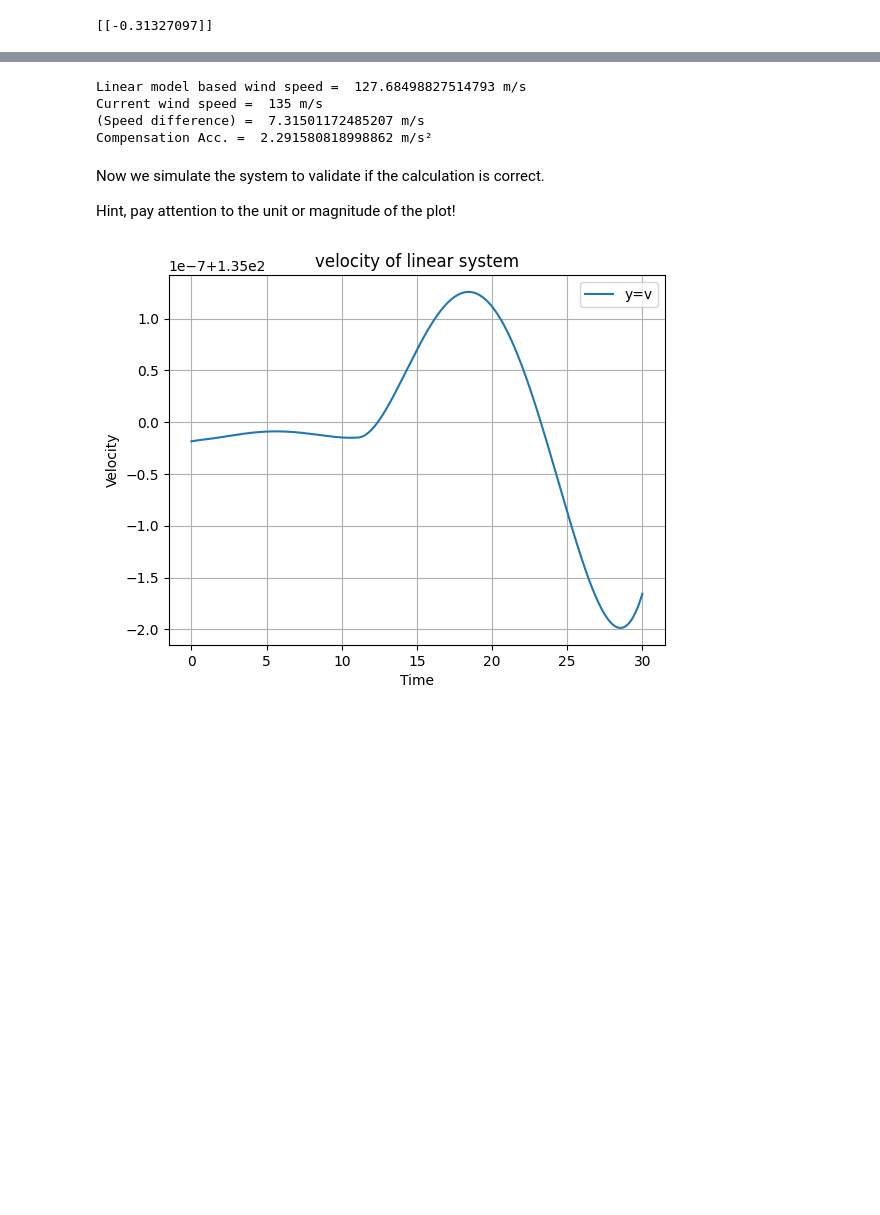
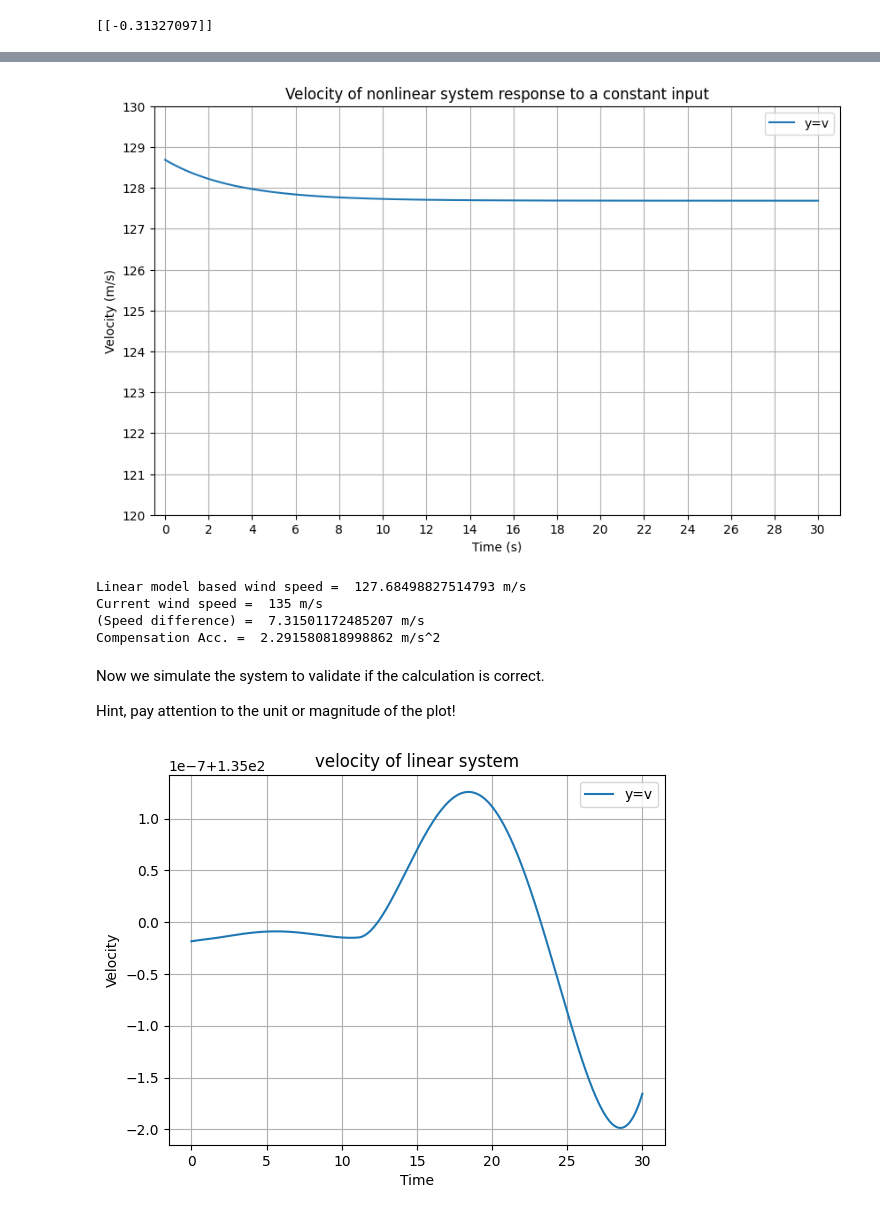
Before and after one commit to idsc-frazzoli/CS2-2024-notebooks, a Jupyter notebook: ps11-NLC1/Elias_part_test_2024-05-16.ipynb, the cells around one changed output, grey strips where cells are left out. Saved outputs shown, nothing was run; the diff lists cells and outputs as text; code cells hidden in the pictures; blank space fills up the shorter version.

```diff
--- a/ps11-NLC1/Elias_part_test_2024-05-16.ipynb
+++ b/ps11-NLC1/Elias_part_test_2024-05-16.ipynb
@@ -145,3 +187,39 @@ The linearized system simply takes the slope of the nonlinear function at that g
+# %%
+# Create time array
+
+t_1 = np.linspace(0, 30, 3000)
+
+delta_v = 1
+
+# Create
+
+t_0 = np.linspace(0, 1, 10)
+v_0 = np.ones_like(t_0) * v_eq
+
+
+
+
+t_out, delta_y_out = ct.input_output_response(linearized_sys, T=t_1, U=0, X0=[delta_v])
+
+v = delta_y_out + v_eq
+
+# Plot the response
+plt.figure(figsize=(10, 6))
+plt.grid(True)
+plt.title('Velocity of nonlinear system response to a constant input')
+#plt.plot(t_out[100:], y_out[0][100:], label='y=v')
+plt.plot(t_out, v, label='y=v')
+#plt.plot(t_0, v_0, label='y')
+plt.xticks(np.linspace(0, 30, 16))
+plt.yticks(np.linspace(120,130,11))
+plt.ylim(120,130)
+plt.xlim(-0.5,31)
+plt.xlabel('Time (s)')
+plt.ylabel('Velocity (m/s)')
+plt.legend()
+plt.show()
+# %% [output]
+[figure, added]
 # %%
 # Wind speed increases to 128 m/s
 v_current = 135
@@ -157,12 +235,12 @@ delta_u = -A_matrix*delta_v
 print("Linear model based wind speed = ", v_eq[0], "m/s")
 print("Current wind speed = ", v_current, "m/s")
 print("(Speed difference) = ", delta_v[0], "m/s")
-print("Compensation Acc. = ", delta_u[0,0], "m/s²")
+print("Compensation Acc. = ", delta_u[0,0], "m/s^2")
 # %% [output]
 Linear model based wind speed =  127.68498827514793 m/s
 Current wind speed =  135 m/s
 (Speed difference) =  7.31501172485207 m/s
-Compensation Acc. =  2.291580818998862 m/s²
+Compensation Acc. =  2.291580818998862 m/s^2
 # %% [markdown]
 Now we simulate the system to validate if the calculation is correct.
 
```
Also changed, not shown: parts of 13 cells of this notebook.
